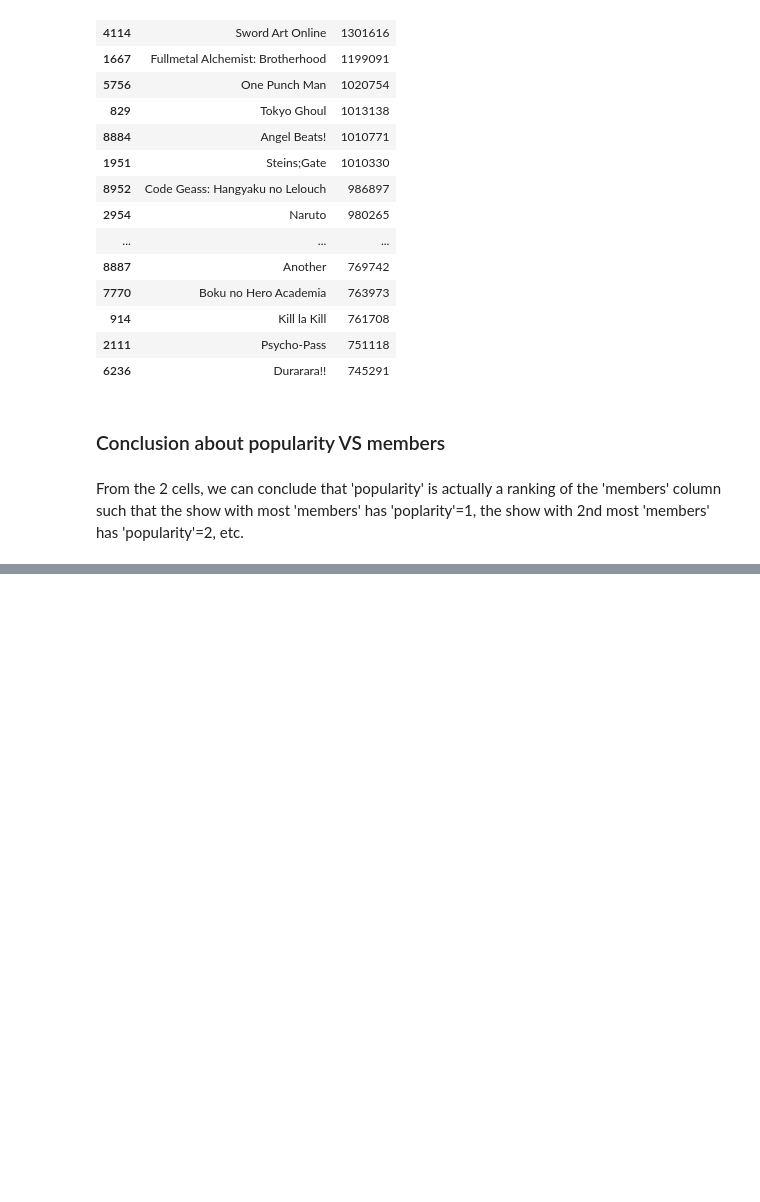
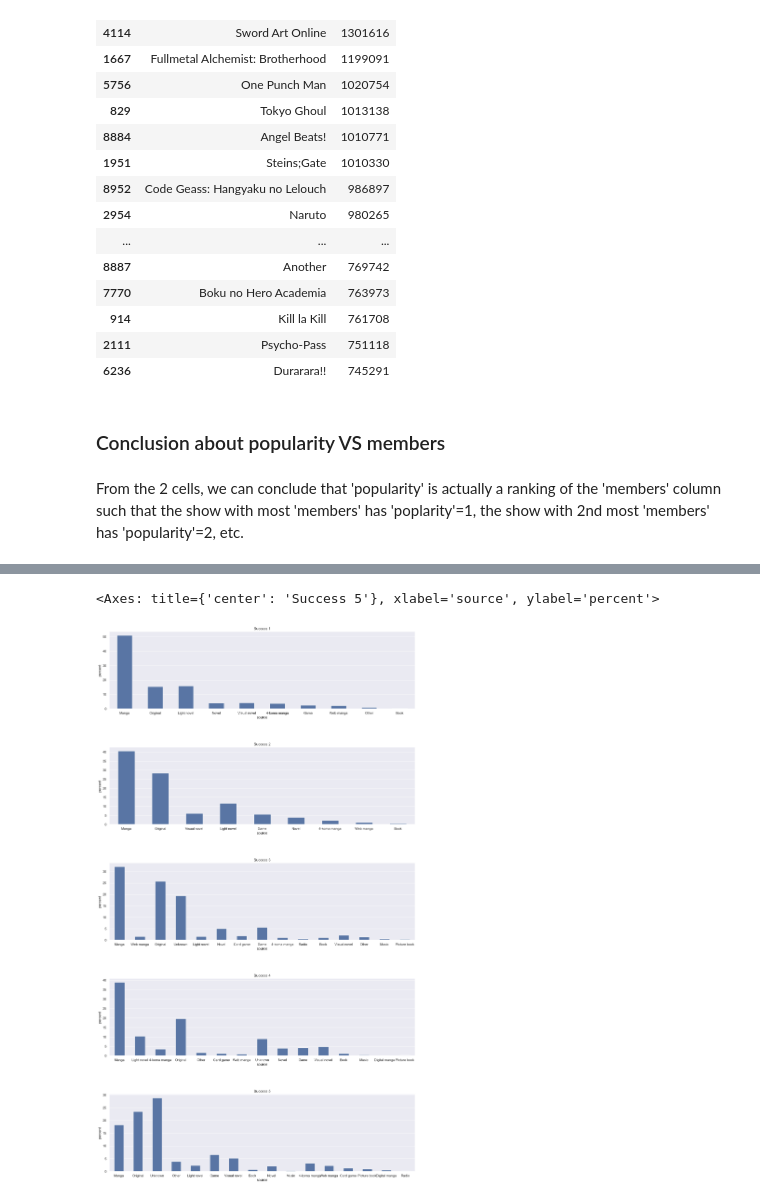
Before and after one commit to TanGuiShan/mini_project, a Jupyter notebook: Data Visualisation.ipynb, the cells around one changed output, grey strips where cells are left out. Cells and saved outputs as stored; diff of their text form; code cells hidden in the pictures; blank space fills up the shorter version.

Commit message:
Updated some graph titles, and cleaned up the markdown

```diff
--- a/Data Visualisation.ipynb
+++ b/Data Visualisation.ipynb
@@ -383,0 +373,3 @@ From the 2 cells, we can conclude that 'popularity' is actually a ranking of the
+# %%
+source_df = animelist[['title','source', 'success']]
+source_df
@@ -383,0 +390,3 @@ From the 2 cells, we can conclude that 'popularity' is actually a ranking of the
+# %%
+source_df = pd.get_dummies(source_df, columns=["success"], prefix="Success")
+source_df
@@ -383,0 +407,19 @@ From the 2 cells, we can conclude that 'popularity' is actually a ranking of the
+# %%
+# Draw the distributions of all variables
+f, axes = plt.subplots(5, figsize=(18, 32))
+titles = ["Success 1", "Success 2", "Success 3", "Success 4", "Success 5"]
+
+# Iterate through axes and set titles
+for ax, title in zip(axes, titles):
+    ax.set_title(title)
+plt.subplots_adjust(hspace=0.5)  # Adjust the value as needed
+
+# If not using seaborn 13.0, stat parameter will not work!
+sb.countplot(source_df.loc[source_df['Success_1']==True], x="source", width = 0.5, ax = axes[0], color = "b", stat = 'percent')
+sb.countplot(source_df.loc[source_df['Success_2']==True], x="source", width = 0.5, ax = axes[1], color = "b", stat = 'percent')
+sb.countplot(source_df.loc[source_df['Success_3']==True], x="source", width = 0.5, ax = axes[2], color = "b", stat = 'percent')
+sb.countplot(source_df.loc[source_df['Success_4']==True], x="source", width = 0.5, ax = axes[3], color = "b", stat = 'percent')
+sb.countplot(source_df.loc[source_df['Success_5']==True], x="source", width = 0.5, ax = axes[4], color = "b", stat = 'percent')
+# %% [output]
+<Axes: title={'center': 'Success 5'}, xlabel='source', ylabel='percent'>
+[figure, added]
```
Also changed, not shown: parts of 16 cells of this notebook.
